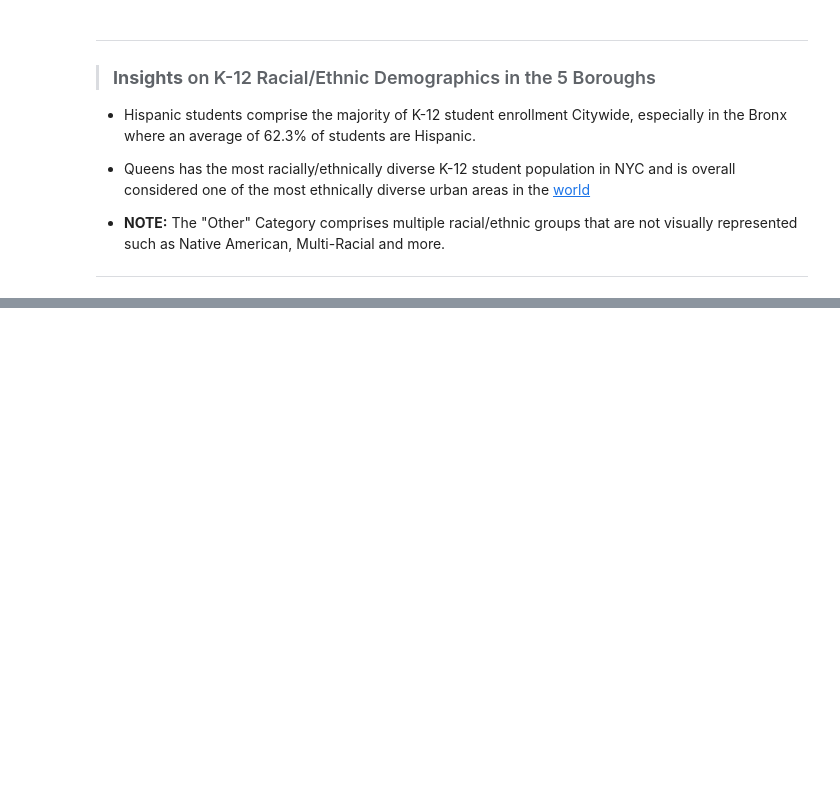
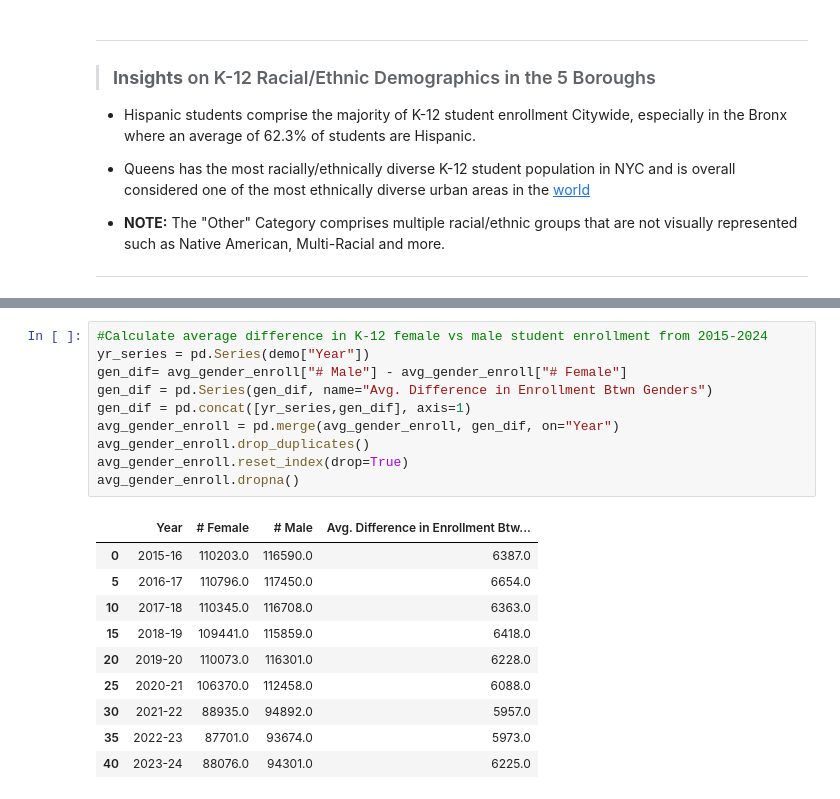
Before and after one commit to thetechleila/NYC-K-8-Public-School-Student-Performance-2016-2024, a Jupyter notebook: code/eda.ipynb, the cells around one changed output, grey strips where cells are left out. Drawn from its saved outputs; the diff is of its cells as text; blank space fills up the shorter version.

```diff
--- a/code/eda.ipynb
+++ b/code/eda.ipynb
@@ -180,0 +202,21 @@ gender_enroll
+# %%
+#Calculate average difference in K-12 female vs male student enrollment from 2015-2024
+yr_series = pd.Series(demo["Year"])
+gen_dif= avg_gender_enroll["# Male"] - avg_gender_enroll["# Female"]
+gen_dif = pd.Series(gen_dif, name="Avg. Difference in Enrollment Btwn Genders")
+gen_dif = pd.concat([yr_series,gen_dif], axis=1)
+avg_gender_enroll = pd.merge(avg_gender_enroll, gen_dif, on="Year")
+avg_gender_enroll.drop_duplicates()
+avg_gender_enroll.reset_index(drop=True)
+avg_gender_enroll.dropna()
+# %% [output]
+|  | Year | # Female | # Male | Avg. Difference in Enrollment Btw... |
+| 0 | 2015-16 | 110203.0 | 116590.0 | 6387.0 |
+| 5 | 2016-17 | 110796.0 | 117450.0 | 6654.0 |
+| 10 | 2017-18 | 110345.0 | 116708.0 | 6363.0 |
+| 15 | 2018-19 | 109441.0 | 115859.0 | 6418.0 |
+| 20 | 2019-20 | 110073.0 | 116301.0 | 6228.0 |
+| 25 | 2020-21 | 106370.0 | 112458.0 | 6088.0 |
+| 30 | 2021-22 | 88935.0 | 94892.0 | 5957.0 |
+| 35 | 2022-23 | 87701.0 | 93674.0 | 5973.0 |
+| 40 | 2023-24 | 88076.0 | 94301.0 | 6225.0 |
```
Also changed, not shown: parts of 5 cells of this notebook, 2 other files.
